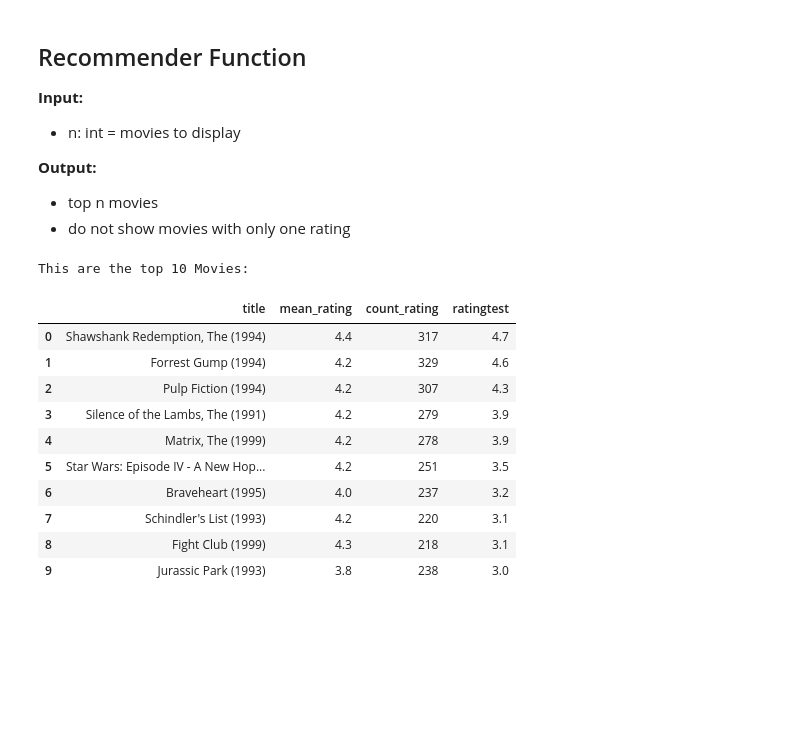
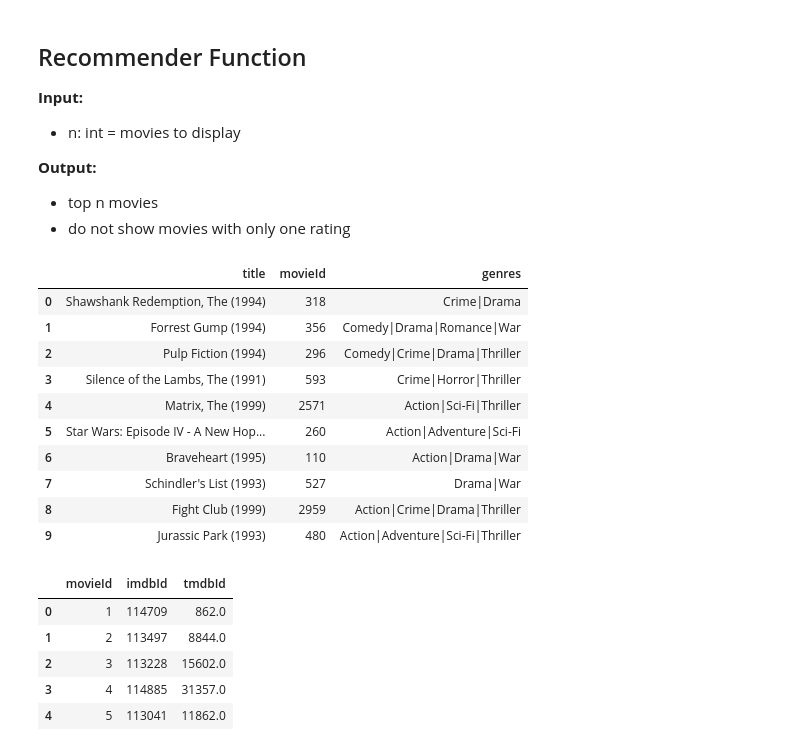
Before and after one commit to Simo-Z/movie_recommendation, a Jupyter notebook: scripts/popularity_based_recom copy 2.ipynb, the cells around one changed output. Drawn from its saved outputs; the diff is of its cells as text; code cells hidden in the pictures; blank space fills up the shorter version.

```diff
--- a/scripts/popularity_based_recom copy 2.ipynb
+++ b/scripts/popularity_based_recom copy 2.ipynb
@@ -43,30 +55,36 @@ ratings_dense_matrix
 - top n movies
 - do not show movies with only one rating
 # %%
-def top_n_movies_chat_bot_popularity_based():
-    n_movies= int(input("Hey I am a basic Movie recommender Bot. I can show you a list of the most popular Movies. \n How many movies should I show you?"))
-    print(f"This are the top {n_movies} Movies:")
+def top_n_movies_chat_bot_popularity_based(n_movies: int =10):
     return  (
         ratings_dense_matrix
             .sort_values("ratingtest", ascending=False)
             .query("count_rating > 1")
             .head(n_movies)
             .reset_index()
             .merge(movies)
-            .filter(["title", "mean_rating","count_rating", "ratingtest"])
+            .filter(["title", "movieId","genres"])
     )
 
 top_n_movies_chat_bot_popularity_based()
 # %% [output]
-This are the top 10 Movies:
-|  | title | mean_rating | count_rating | ratingtest |
-| 0 | Shawshank Redemption, The (1994) | 4.4 | 317 | 4.7 |
-| 1 | Forrest Gump (1994) | 4.2 | 329 | 4.6 |
-| 2 | Pulp Fiction (1994) | 4.2 | 307 | 4.3 |
-| 3 | Silence of the Lambs, The (1991) | 4.2 | 279 | 3.9 |
-| 4 | Matrix, The (1999) | 4.2 | 278 | 3.9 |
-| 5 | Star Wars: Episode IV - A New Hop... | 4.2 | 251 | 3.5 |
-| 6 | Braveheart (1995) | 4.0 | 237 | 3.2 |
-| 7 | Schindler's List (1993) | 4.2 | 220 | 3.1 |
-| 8 | Fight Club (1999) | 4.3 | 218 | 3.1 |
-| 9 | Jurassic Park (1993) | 3.8 | 238 | 3.0 |
+|  | title | movieId | genres |
+| 0 | Shawshank Redemption, The (1994) | 318 | Crime|Drama |
+| 1 | Forrest Gump (1994) | 356 | Comedy|Drama|Romance|War |
+| 2 | Pulp Fiction (1994) | 296 | Comedy|Crime|Drama|Thriller |
+| 3 | Silence of the Lambs, The (1991) | 593 | Crime|Horror|Thriller |
+| 4 | Matrix, The (1999) | 2571 | Action|Sci-Fi|Thriller |
+| 5 | Star Wars: Episode IV - A New Hop... | 260 | Action|Adventure|Sci-Fi |
+| 6 | Braveheart (1995) | 110 | Action|Drama|War |
+| 7 | Schindler's List (1993) | 527 | Drama|War |
+| 8 | Fight Club (1999) | 2959 | Action|Crime|Drama|Thriller |
+| 9 | Jurassic Park (1993) | 480 | Action|Adventure|Sci-Fi|Thriller |
+# %%
+links.head()
+# %% [output]
+|  | movieId | imdbId | tmdbId |
+| 0 | 1 | 114709 | 862.0 |
+| 1 | 2 | 113497 | 8844.0 |
+| 2 | 3 | 113228 | 15602.0 |
+| 3 | 4 | 114885 | 31357.0 |
+| 4 | 5 | 113041 | 11862.0 |
```
Also changed, not shown: parts of 1 cell of this notebook, 15 other files.
